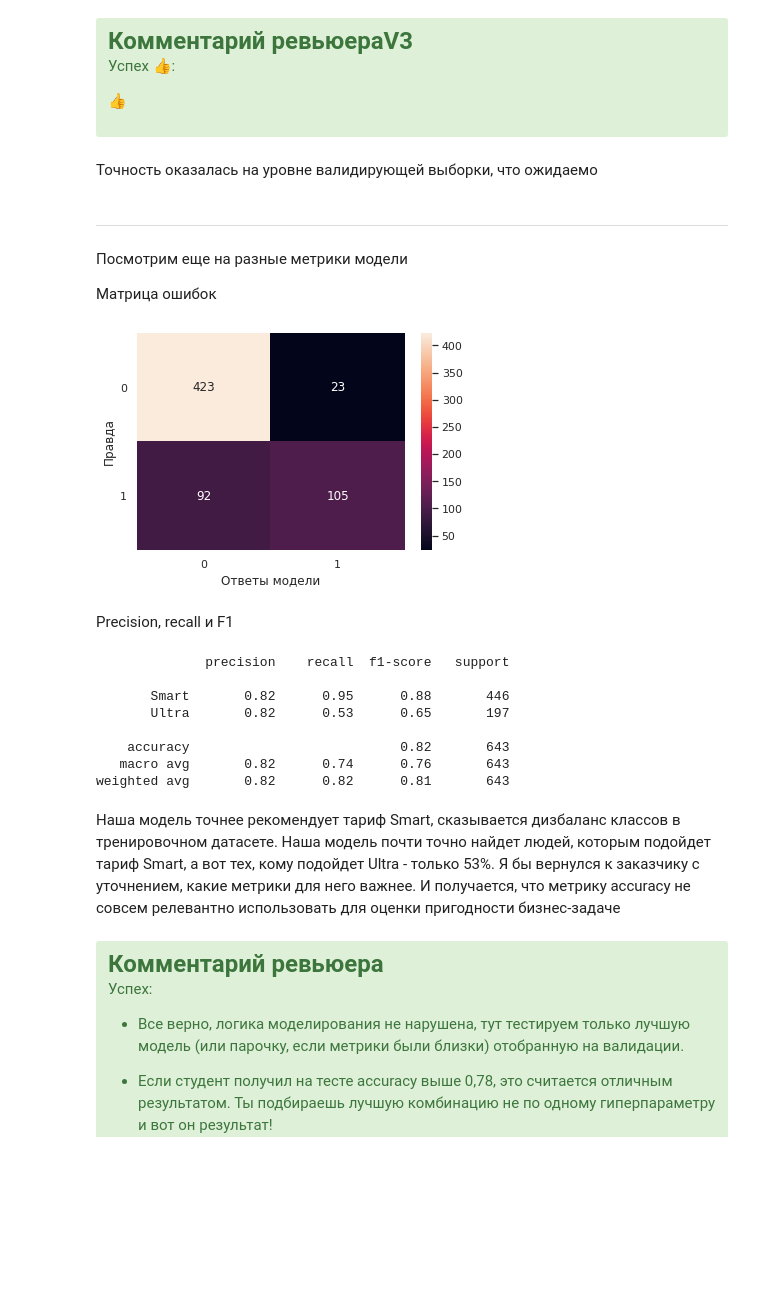
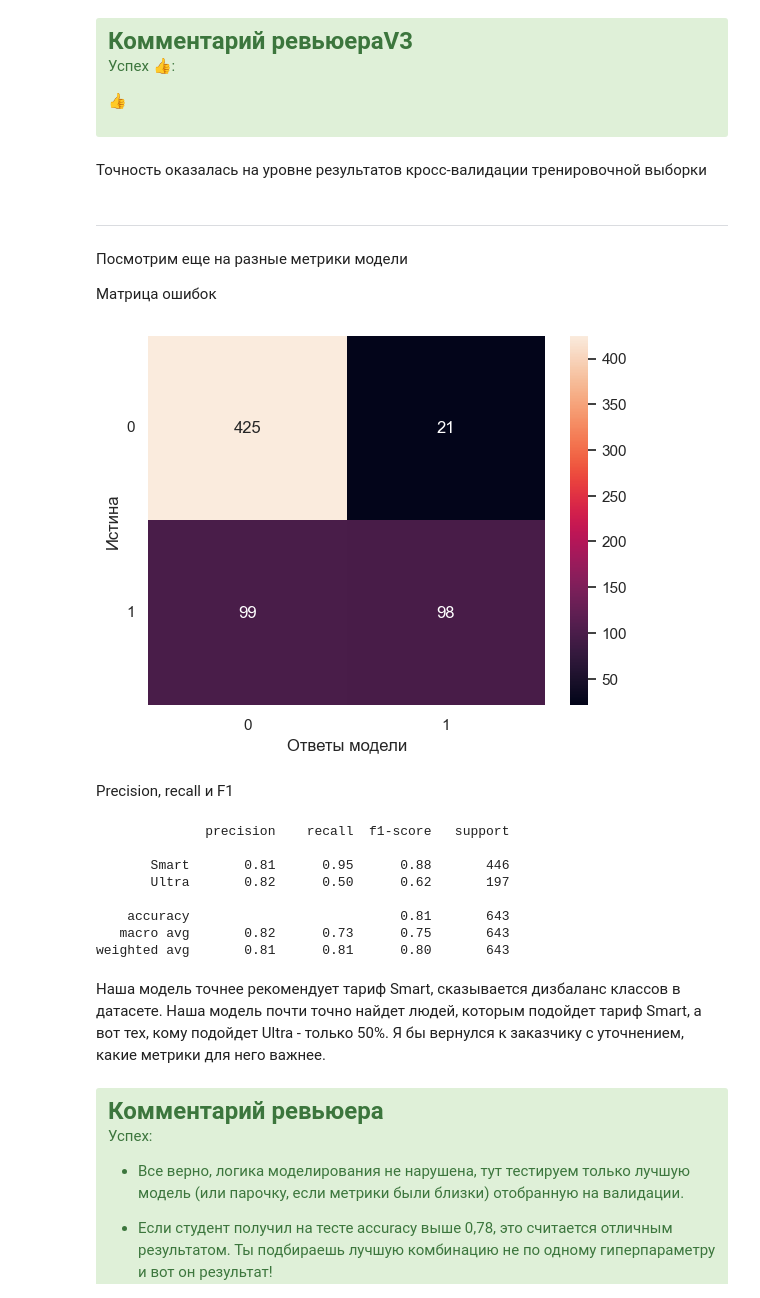
Before and after one commit to alex-blessed/YandexP-projects, a Jupyter notebook: YaTariffs.ipynb, the cells around one changed output. Cells and saved outputs as stored; diff of their text form; code cells hidden in the pictures; blank space fills up the shorter version.

```diff
--- a/YaTariffs.ipynb
+++ b/YaTariffs.ipynb
@@ -541,0 +372,8 @@ random_forest()
+# %%
+model = RandomForestClassifier(random_state=12345)
+params = {'n_estimators':np.linspace(100, 500, 20, dtype=int),
+          'max_depth':range(5, 10)}
+gs = GridSearchCV(model, params, n_jobs=5, scoring='accuracy', cv=3)
+gs.fit(X_train, y_train)
+print('Получили лучшую accuracy:')
+gs.best_score_
@@ -627,0 +437,7 @@ logistic_regression()
+# %%
+model = LogisticRegression()
+params = {'C':np.logspace(-6, 2, 50)}
+gs = GridSearchCV(model, params, n_jobs=5, scoring='accuracy', cv=3)
+gs.fit(X_train, y_train)
+print('Получили лучшую accuracy:')
+gs.best_score_
@@ -712,0 +526,5 @@ print('Точность на тестовой выборке', accuracy_score(ta
+# %%
+model = RandomForestClassifier(n_estimators=457, max_depth=9,
+                               random_state=12345)
+model.fit(X_train, y_train)
+model.score(X_test, y_test)
@@ -747,36 +567,37 @@ print('Точность на тестовой выборке', accuracy_score(ta
 
 </div>
 # %% [markdown]
-Точность оказалась на уровне валидирующей выборки, что ожидаемо
+Точность оказалась на уровне результатов кросс-валидации тренировочной выборки
 # %% [markdown]
 ---
 Посмотрим еще на разные метрики модели
 
 Матрица ошибок
 # %%
-conf_matrix = confusion_matrix(target_test, answers_test)
+y_pred = model.predict(X_test)
+conf_matrix = confusion_matrix(y_test, y_pred)
 sns.heatmap(conf_matrix, annot=True, fmt='d')
 plt.xlabel('Ответы модели')
-plt.ylabel('Правда')
+plt.ylabel('Истина')
 plt.yticks(rotation=0);
 # %% [output]
-[figure, old version]
+[figure, new version]
 # %% [markdown]
 Precision, recall и F1
 # %%
-report = classification_report(target_test, answers_test, target_names=['Smart', 'Ultra'])
+report = classification_report(y_test, y_pred, target_names=['Smart', 'Ultra'])
 print(report)
 # %% [output]
               precision    recall  f1-score   support
 
-       Smart       0.82      0.95      0.88       446
-       Ultra       0.82      0.53      0.65       197
+       Smart       0.81      0.95      0.88       446
+       Ultra       0.82      0.50      0.62       197
 
-    accuracy                           0.82       643
-   macro avg       0.82      0.74      0.76       643
-weighted avg       0.82      0.82      0.81       643
+    accuracy                           0.81       643
+   macro avg       0.82      0.73      0.75       643
+weighted avg       0.81      0.81      0.80       643
 # %% [markdown]
-Наша модель точнее рекомендует тариф Smart, сказывается дизбаланс классов в тренировочном датасете. Наша модель почти точно найдет людей, которым подойдет тариф Smart, а вот тех, кому подойдет Ultra - только 53%. Я бы вернулся к заказчику с уточнением, какие метрики для него важнее. И получается, что метрику accuracy не совсем релевантно использовать для оценки пригодности бизнес-задаче
+Наша модель точнее рекомендует тариф Smart, сказывается дизбаланс классов в датасете. Наша модель почти точно найдет людей, которым подойдет тариф Smart, а вот тех, кому подойдет Ultra - только 50%. Я бы вернулся к заказчику с уточнением, какие метрики для него важнее.
 # %% [markdown]
 
 <div class="alert alert-success">
```
Also changed, not shown: parts of 37 cells of this notebook.
